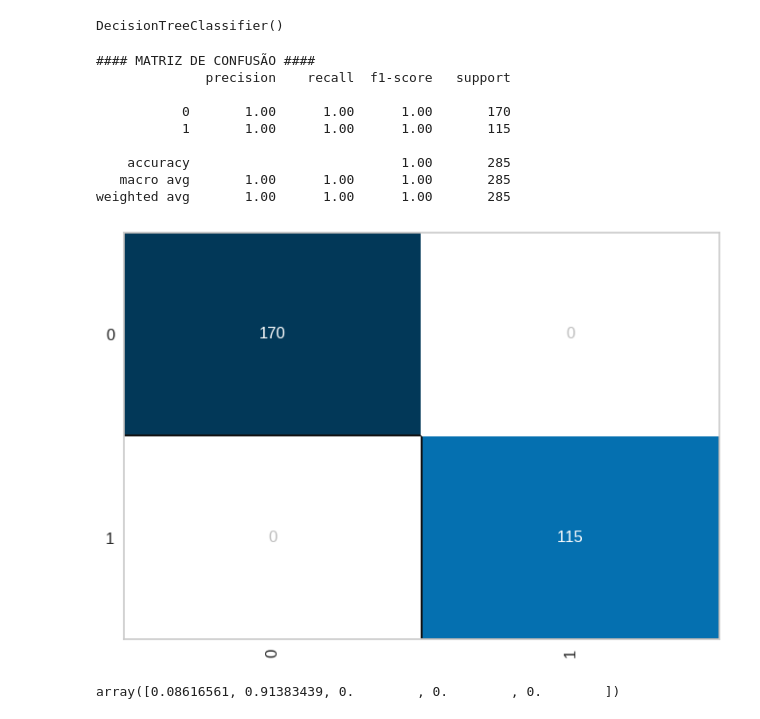
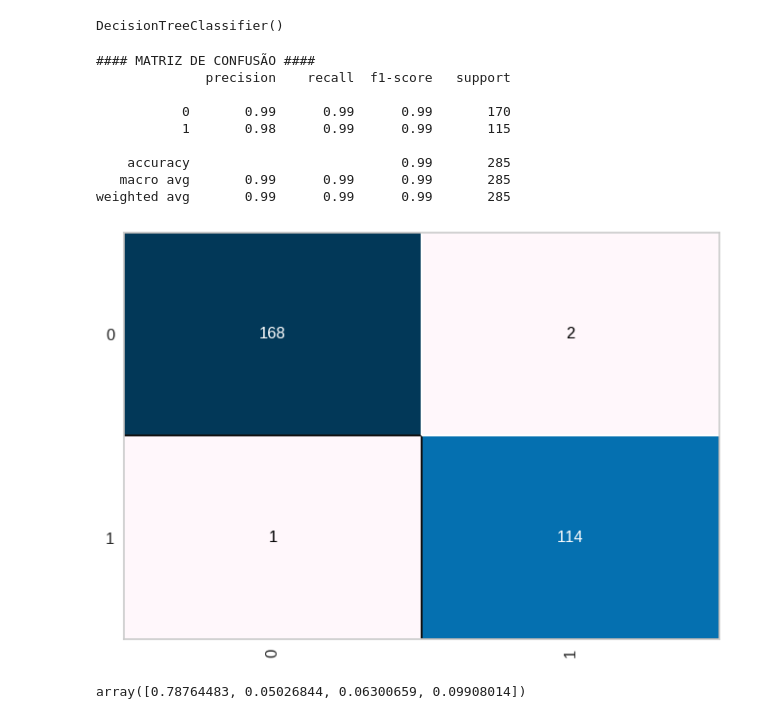
Before and after one commit to cantaruttim/Anemia, a Jupyter notebook: Anemia.ipynb, the cells around one changed output. Cells and saved outputs as stored; diff of their text form; code cells hidden in the pictures.

```diff
--- a/Anemia.ipynb
+++ b/Anemia.ipynb
@@ -170,6 +184,6 @@ sns.lineplot(ax=ax[2], data=dataset, x='MCV', y='MCHC', color='purple');
 # %% [output]
 [figure]
 # %%
-X = dataset.iloc[:, :5].values
+X = dataset.iloc[:, 1:5].values
 X
 # %% [output]
@@ -196,5 +210,4 @@ from sklearn.neural_network import MLPClassifier
 from sklearn.metrics import confusion_matrix, accuracy_score, classification_report
 # %%
 from sklearn.model_selection import train_test_split
-X_treinamento_var, X_teste_var, y_treinamento_var, y_teste_var = train_test_split(X, y, test_size=0.20, random_state=0)
-X_treinamento_var.shape, X_teste_var.shape
+X_train, X_test, y_train, y_test = train_test_split(X, y, test_size=0.20, random_state=0)
@@ -338,36 +276,36 @@ tree.plot_tree(clf, class_names=['0', '1'], filled=True)
 # %%
 arvore = DecisionTreeClassifier(criterion='gini')
-arvore.fit(X_treinamento_var, y_treinamento_var)
+arvore.fit(X_train, y_train)
 # %% [output]
 DecisionTreeClassifier()
 # %%
 from sklearn.metrics import accuracy_score, confusion_matrix, classification_report
 from yellowbrick.classifier import ConfusionMatrix
 
 
 print('#### MATRIZ DE CONFUSÃO ####')
 cm = ConfusionMatrix(arvore,
                      cmap = 'PuBu')
-cm.fit(X_treinamento_var, y_treinamento_var)
-cm.score(X_teste_var, y_teste_var)
+cm.fit(X_train, y_train)
+cm.score(X_test, y_test)
 
-previsoes = arvore.predict(X_teste_var)
-print(classification_report(y_teste_var, previsoes))
+previsoes = arvore.predict(X_test)
+print(classification_report(y_test, previsoes))
 # %% [output]
 #### MATRIZ DE CONFUSÃO ####
               precision    recall  f1-score   support
 
-           0       1.00      1.00      1.00       170
-           1       1.00      1.00      1.00       115
+           0       0.99      0.99      0.99       170
+           1       0.98      0.99      0.99       115
 
-    accuracy                           1.00       285
-   macro avg       1.00      1.00      1.00       285
-weighted avg       1.00      1.00      1.00       285
+    accuracy                           0.99       285
+   macro avg       0.99      0.99      0.99       285
+weighted avg       0.99      0.99      0.99       285
-[figure, old version]
+[figure, new version]
 # %%
 arvore.feature_importances_
 # %% [output]
-array([0.08616561, 0.91383439, 0.        , 0.        , 0.        ])
+array([0.78764483, 0.05026844, 0.06300659, 0.09908014])
 # %%
 print('#### MATRIZ DE CONFUSÃO ####')
 cm = ConfusionMatrix(knn,
```
Also changed, not shown: parts of 16 cells of this notebook.
